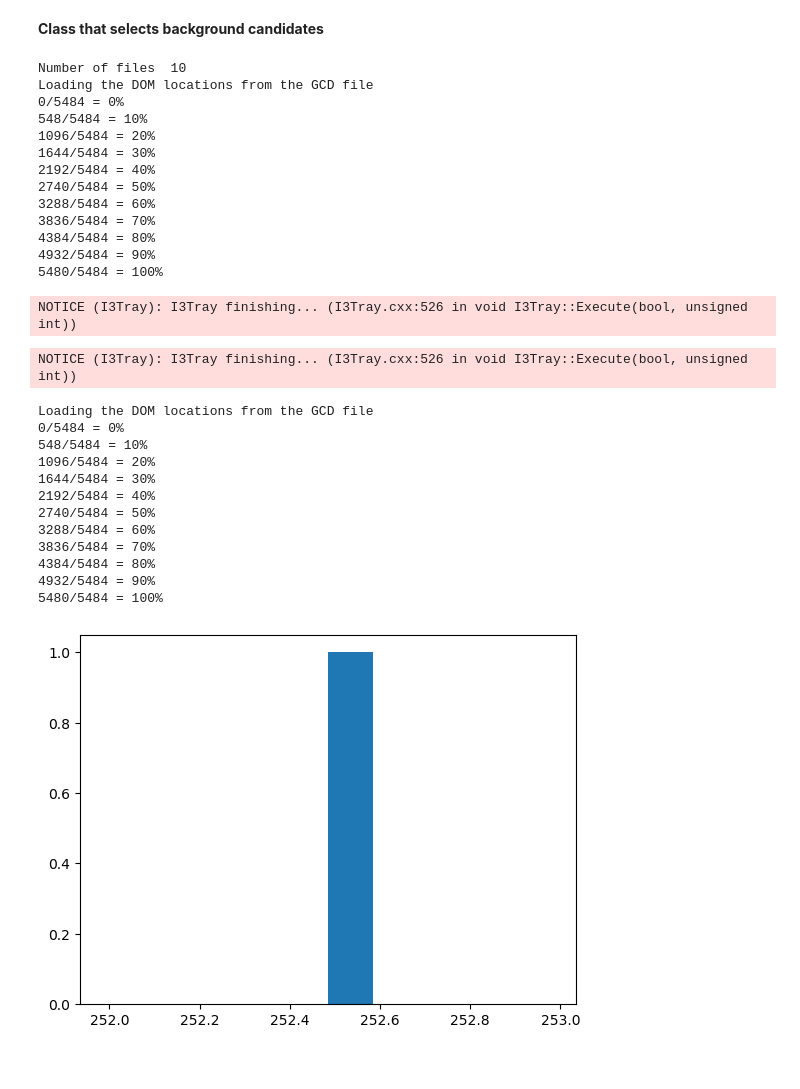
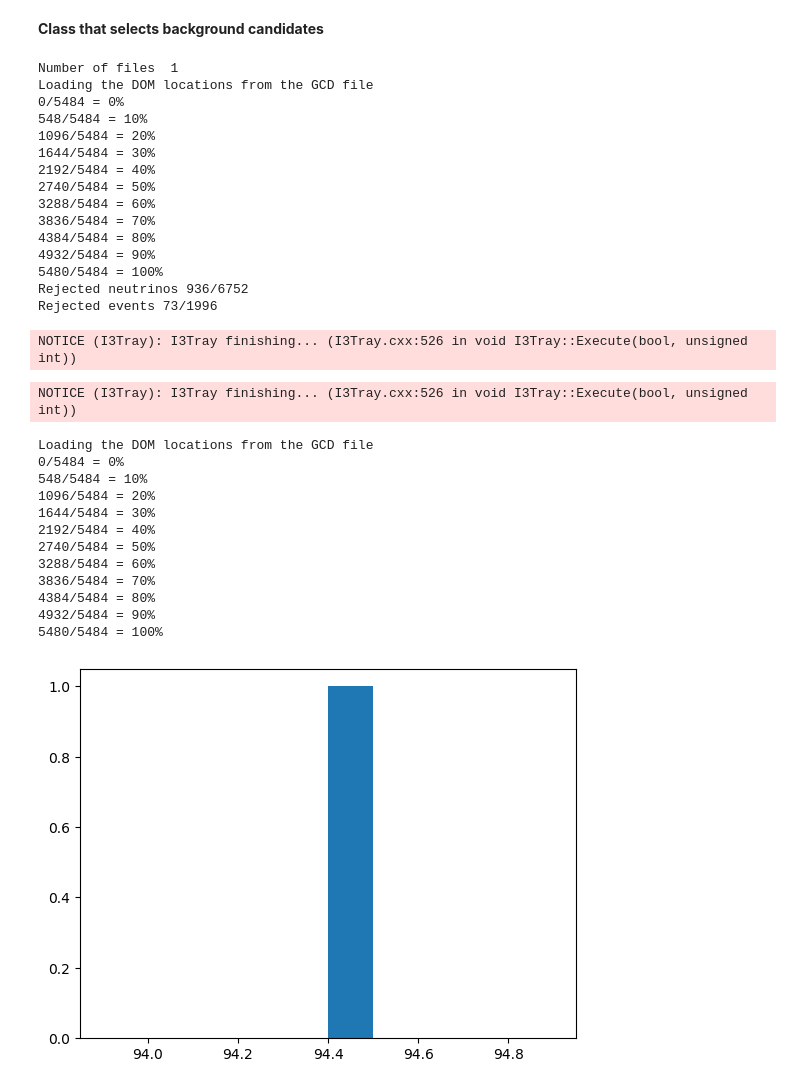
Before and after one commit to axel-ponten/LLP-at-IceCube, a Jupyter notebook: background-study/SelectBackgroundCandidateEvents.ipynb, the cells around one changed output. Cells and saved outputs as stored; diff of their text form; code cells hidden in the pictures.

```diff
--- a/background-study/SelectBackgroundCandidateEvents.ipynb
+++ b/background-study/SelectBackgroundCandidateEvents.ipynb
@@ -377,8 +417,9 @@ class BackgroundCandidateSelector(icetray.I3Module):
 # %%
 filelist = list(glob.glob("/data/sim/IceCube/2020/generated/CORSIKA-in-ice/20904/0198000-0198999/detector/IC86.2020_corsika.020904.198*.i3.zst"),)
-n_files = 10
+n_files = 1
 filelist = filelist[0:n_files] # how many files to use?
 print("Number of files ", len(filelist))
+#print("Total number of events ", len(filelist)*10000)
 gcdfile = "gcdfile.i3.gz"
 output_name = "Selected_bkg_candidates_"+str(n_files)+"files.i3.gz"
 
@@ -390,7 +431,7 @@ tray.Add("I3Writer", filename=output_name)
 
 tray.Execute()
 # %% [output]
-Number of files  10
+Number of files  1
 Loading the DOM locations from the GCD file
 0/5484 = 0%
 548/5484 = 10%
@@ -403,6 +444,8 @@ Loading the DOM locations from the GCD file
 4384/5484 = 80%
 4932/5484 = 90%
 5480/5484 = 100%
+Rejected neutrinos 936/6752
+Rejected events 73/1996
 NOTICE (I3Tray): I3Tray finishing... (I3Tray.cxx:526 in void I3Tray::Execute(bool, unsigned int))
 # %%
 
@@ -418,36 +461,17 @@ tray.Execute()
 # %% [output]
 NOTICE (I3Tray): I3Tray finishing... (I3Tray.cxx:526 in void I3Tray::Execute(bool, unsigned int))
 # %%
-# plot the muon energy at surface? incomplete and incorrect
-
-infile = dataio.I3File(output_name, "r")
-
-surface = MakeSurface("gcdfile.i3.gz", 0)
-energies_best_muon = []
-while infile.more():
-    frame = infile.pop_daq()
-    bkginfo = frame["LLPBackgroundProbability"]
-    muon_id = bkginfo["StoppingMuonMinorID"]
-    for track in MuonGun.Track.harvest(frame['SignalI3MCTree'], frame['MMCTrackList']):
-        if track.id.minorID == muon_id:
-            intersections = surface.intersection(track.pos, track.dir)
-            energies_best_muon = track.get_energy(intersections.first)
-            track.get_energy(track.length - 50)
-
-plt.figure()
-plt.hist(energies_best_muon)
-plt.show()
 # %% [output]
 Loading the DOM locations from the GCD file
 0/5484 = 0%
 548/5484 = 10%
 1096/5484 = 20%
 1644/5484 = 30%
 2192/5484 = 40%
 2740/5484 = 50%
 3288/5484 = 60%
 3836/5484 = 70%
 4384/5484 = 80%
 4932/5484 = 90%
 5480/5484 = 100%
-[figure, old version]
+[figure, new version]
```
Also changed, not shown: parts of 1 cell of this notebook.
